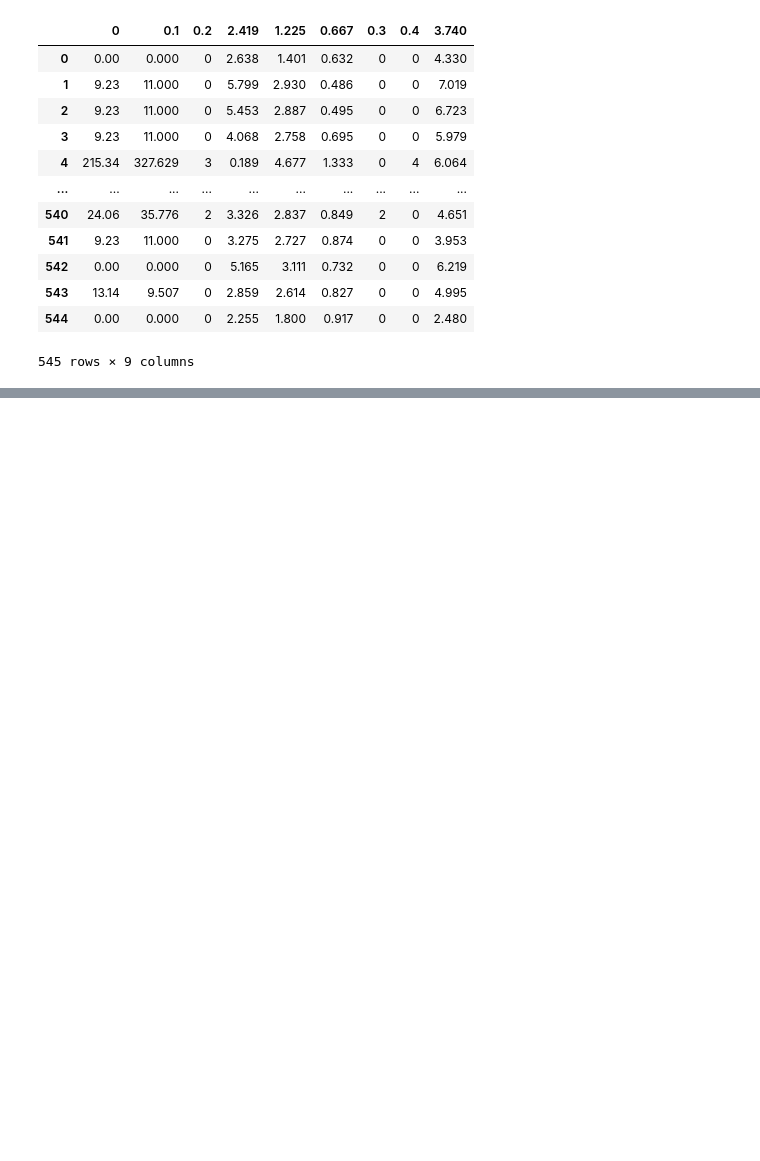
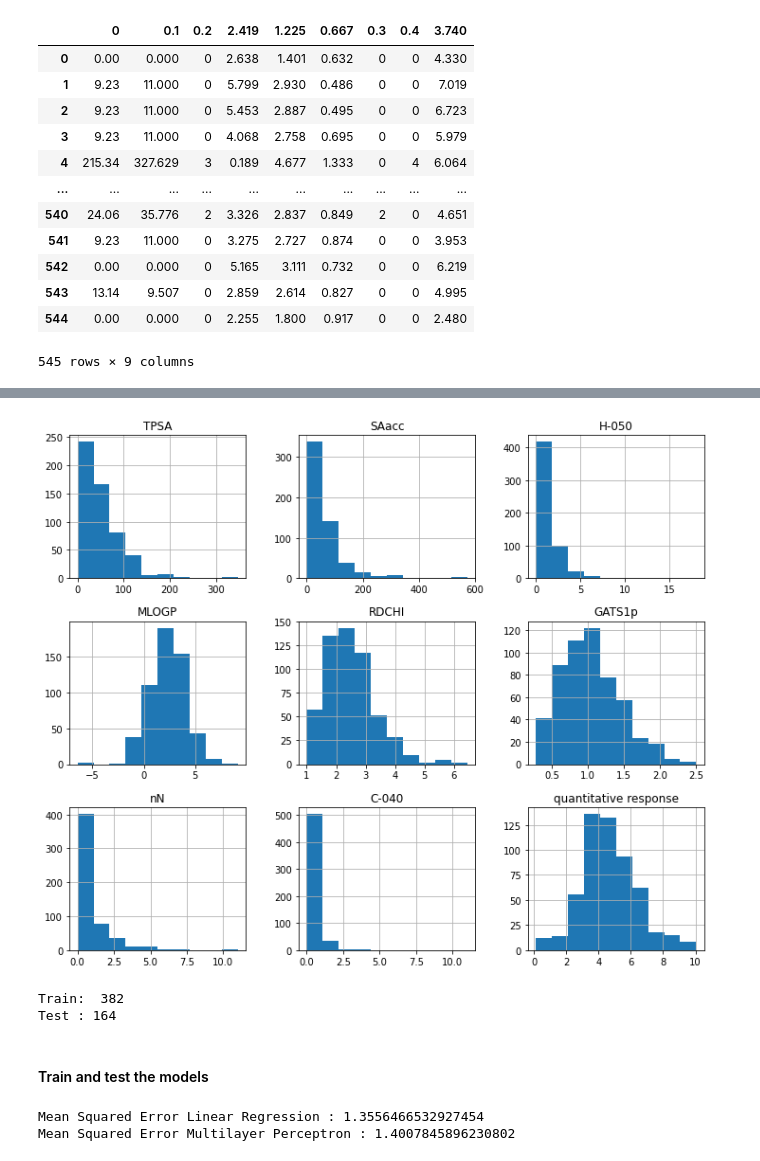
Before and after one commit to jamesleocodes/cheminformatics_projects, a Jupyter notebook: toxicity/toxicity.ipynb, the cells around one changed output, grey strips where cells are left out. Cells and saved outputs as stored; diff of their text form; code cells hidden in the pictures; blank space fills up the shorter version.

```diff
--- a/toxicity/toxicity.ipynb
+++ b/toxicity/toxicity.ipynb
@@ -30,0 +111,31 @@ data
+# %%
+#### Define a function to get the columns that do not have any missing values
+
+def get_cols_with_no_nans(df,col_type):
+    """
+    Arguments :
+    df : The dataframe to process
+    col_type:
+        num : to only get numerical columns with no nans
+        no_num : to only get non-numerical columns with no nans
+        all : to get any columns with no nans
+     """
+    if (col_type == 'num'):
+        predictors = df.select_dtypes(exclude = ['object'])
+    elif (col_type == 'no_num'):
+        predictors = df.select_dtypes(include = ['object'])
+    elif (col_type == 'all'):
+        predictors = df
+    else:
+        print('Error : choose a type (num, no_num, all)')
+        return 0
+    cols_with_no_nans = []
+    for col in predictors.columns:
+        if not df[col].isnull().any():
+            cols_with_no_nans.append(col)
+    return cols_with_no_nans
+# %%
+# Get the columns that do not have any missing values
+
+num_cols = get_cols_with_no_nans(data, 'num')
+cat_cols = get_cols_with_no_nans(data, 'no_num')
@@ -30,0 +150,34 @@ data
+# %%
+data = data[num_cols + cat_cols]
+data.hist(figsize = (12,10))
+plt.show()
+# %% [output]
+[figure, added]
+# %%
+# Split data : 70% of data for training and 30 % of data for data testing
+
+x_train, x_test , y_train, y_test = train_test_split(data.drop(axis=0, columns='quantitative response'),
+                                    data['quantitative response'], test_size=0.3)
+
+print("Train: ",len(x_train))
+print("Test :", len(x_test))
+# %% [output]
+Train:  382
+Test : 164
+# %% [markdown]
+#### Train and test the models
+# %%
+lnr = LinearRegression()
+mlp = MLPRegressor()
+
+lnr.fit(x_train, y_train)
+mlp.fit(x_train, y_train)
+
+hasil_lnr = lnr.predict(x_test)
+hasil_mlp = mlp.predict(x_test)
+
+print("Mean Squared Error Linear Regression :", mean_squared_error(y_test, hasil_lnr))
+print("Mean Squared Error Multilayer Perceptron :",mean_squared_error(y_test, hasil_mlp))
+# %% [output]
+Mean Squared Error Linear Regression : 1.3556466532927454
+Mean Squared Error Multilayer Perceptron : 1.4007845896230802
```
Also changed, not shown: parts of 21 cells of this notebook.
